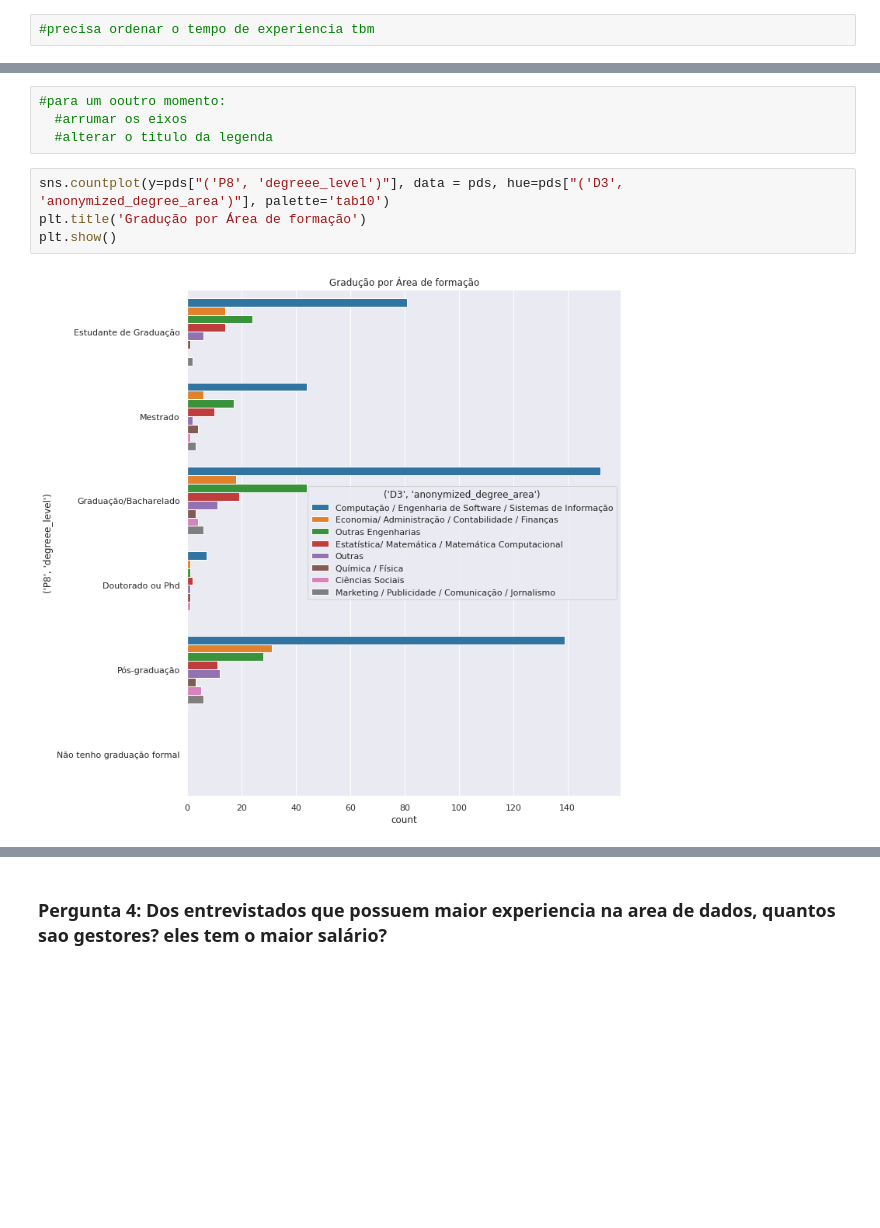
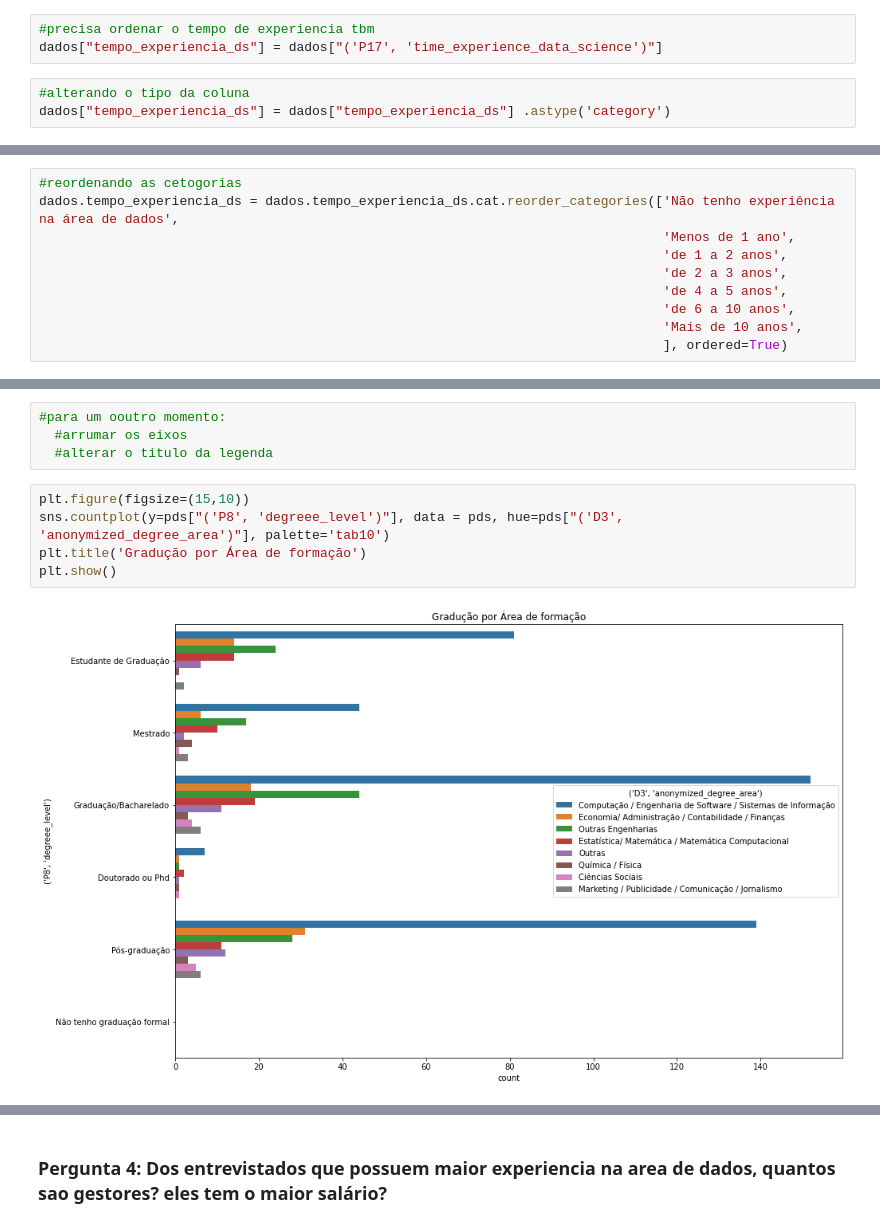
Before and after one commit to pralineso/estudos_ds, a Jupyter notebook: Analise_expoloratoria.ipynb, the cells around one changed output, grey strips where cells are left out. Saved outputs shown, nothing was run; the diff lists cells and outputs as text; blank space fills up the shorter version.

```diff
--- a/Analise_expoloratoria.ipynb
+++ b/Analise_expoloratoria.ipynb
@@ -266,2 +241,6 @@ dados['tempo_experiencia_anterior'] = dados["(\'P18\', \'time_experience_before\
 # %%
 #precisa ordenar o tempo de experiencia tbm
+dados["tempo_experiencia_ds"] = dados["('P17', 'time_experience_data_science')"]
+# %%
+#alterando o tipo da coluna
+dados["tempo_experiencia_ds"] = dados["tempo_experiencia_ds"] .astype('category')
@@ -267,0 +255,10 @@ dados['tempo_experiencia_anterior'] = dados["(\'P18\', \'time_experience_before\
+# %%
+#reordenando as cetogorias
+dados.tempo_experiencia_ds = dados.tempo_experiencia_ds.cat.reorder_categories(['Não tenho experiência na área de dados',
+                                                                                'Menos de 1 ano',
+                                                                                'de 1 a 2 anos',
+                                                                                'de 2 a 3 anos',
+                                                                                'de 4 a 5 anos',
+                                                                                'de 6 a 10 anos',
+                                                                                'Mais de 10 anos',
+                                                                                ], ordered=True)
@@ -274,9 +354,10 @@ Para essa pergunta vou utilizar a base separada por profissoes e aprofundar apen
   #arrumar os eixos
   #alterar o titulo da legenda
 # %%
+plt.figure(figsize=(15,10))
 sns.countplot(y=pds["('P8', 'degreee_level')"], data = pds, hue=pds["('D3', 'anonymized_degree_area')"], palette='tab10')
 plt.title('Gradução por Área de formação')
 plt.show()
 # %% [output]
-[figure, old version]
+[figure, new version]
 # %%
```
Also changed, not shown: parts of 104 cells of this notebook.
